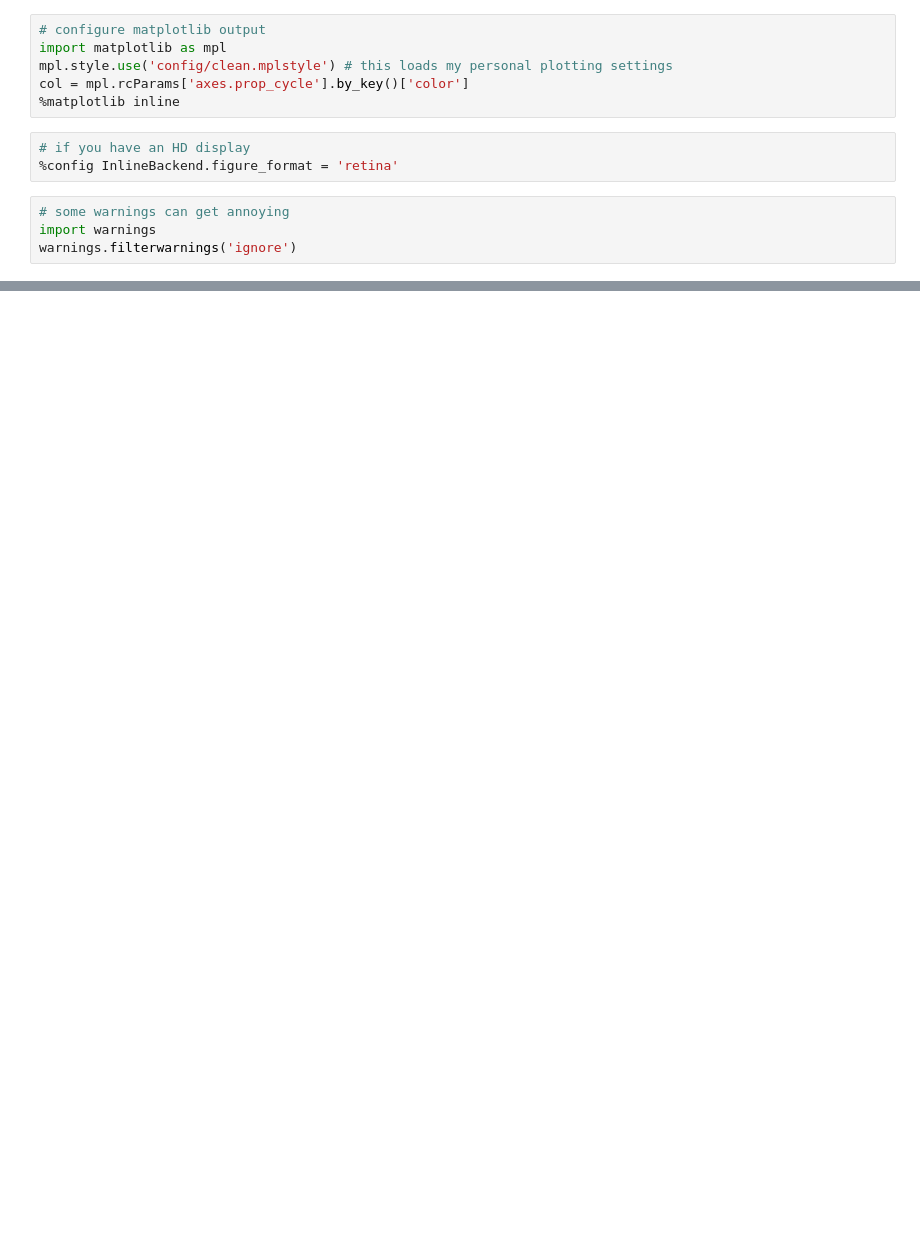
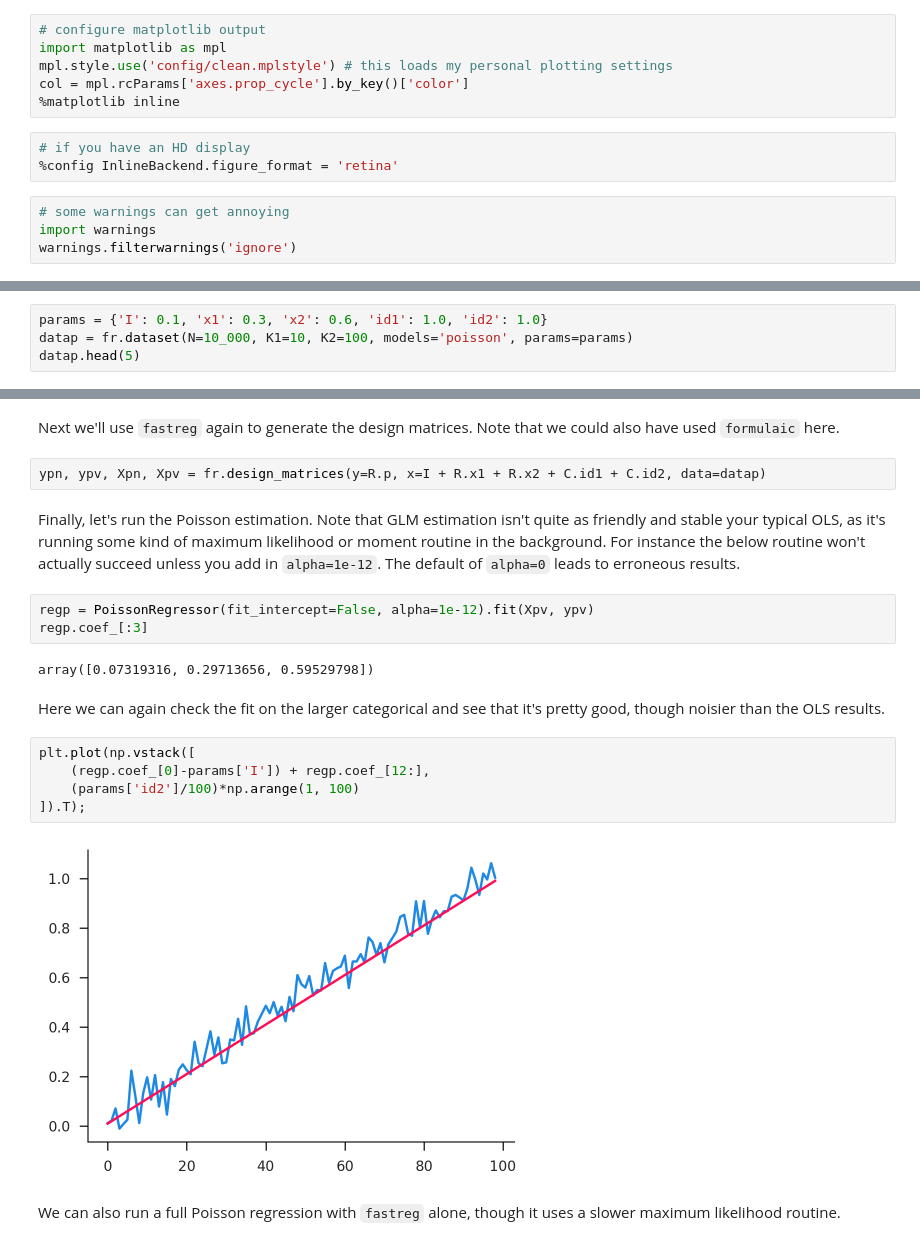
Before and after one commit to iamlemec/grad_code, a Jupyter notebook: lecture_3.ipynb, the cells around one changed output, grey strips where cells are left out. Saved outputs shown, nothing was run; the diff lists cells and outputs as text; blank space fills up the shorter version.

```diff
--- a/lecture_3.ipynb
+++ b/lecture_3.ipynb
@@ -329,0 +134,4 @@ plt.plot(qmids, dist_nul, qmids, dist_sim, alpha=0.5);
+# %%
+params = {'I': 0.1, 'x1': 0.3, 'x2': 0.6, 'id1': 1.0, 'id2': 1.0}
+datap = fr.dataset(N=10_000, K1=10, K2=100, models='poisson', params=params)
+datap.head(5)
@@ -329,0 +145,22 @@ plt.plot(qmids, dist_nul, qmids, dist_sim, alpha=0.5);
+# %% [markdown]
+Next we'll use `fastreg` again to generate the design matrices. Note that we could also have used `formulaic` here.
+# %%
+ypn, ypv, Xpn, Xpv = fr.design_matrices(y=R.p, x=I + R.x1 + R.x2 + C.id1 + C.id2, data=datap)
+# %% [markdown]
+Finally, let's run the Poisson estimation. Note that GLM estimation isn't quite as friendly and stable your typical OLS, as it's running some kind of maximum likelihood or moment routine in the background. For instance the below routine won't actually succeed unless you add in `alpha=1e-12`. The default of `alpha=0` leads to erroneous results.
+# %%
+regp = PoissonRegressor(fit_intercept=False, alpha=1e-12).fit(Xpv, ypv)
+regp.coef_[:3]
+# %% [output]
+array([0.07319316, 0.29713656, 0.59529798])
+# %% [markdown]
+Here we can again check the fit on the larger categorical and see that it's pretty good, though noisier than the OLS results.
+# %%
+plt.plot(np.vstack([
+    (regp.coef_[0]-params['I']) + regp.coef_[12:],
+    (params['id2']/100)*np.arange(1, 100)
+]).T);
+# %% [output]
+[figure, added]
+# %% [markdown]
+We can also run a full Poisson regression with `fastreg` alone, though it uses a slower maximum likelihood routine.
```
Also changed, not shown: parts of 101 cells of this notebook, 6 other files.
